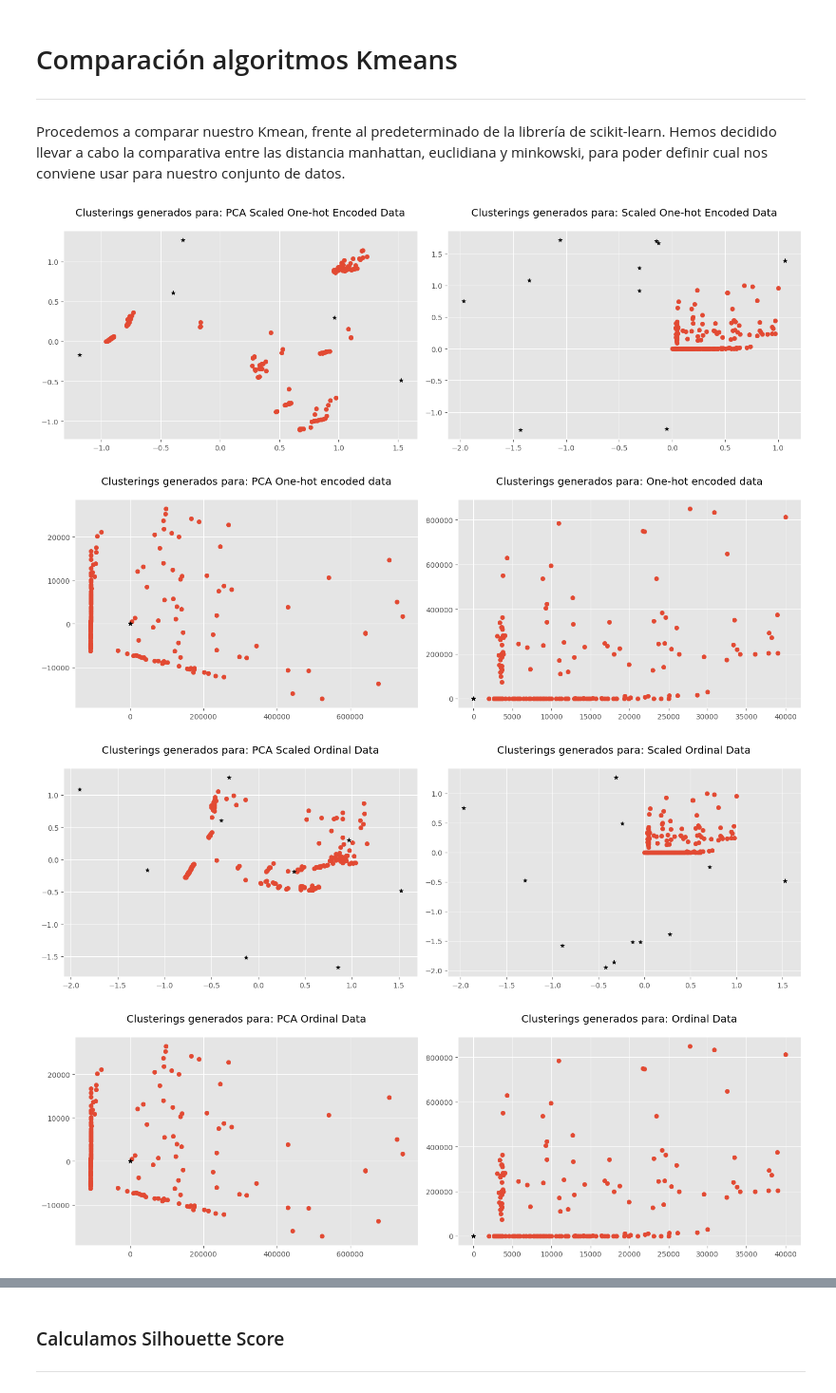
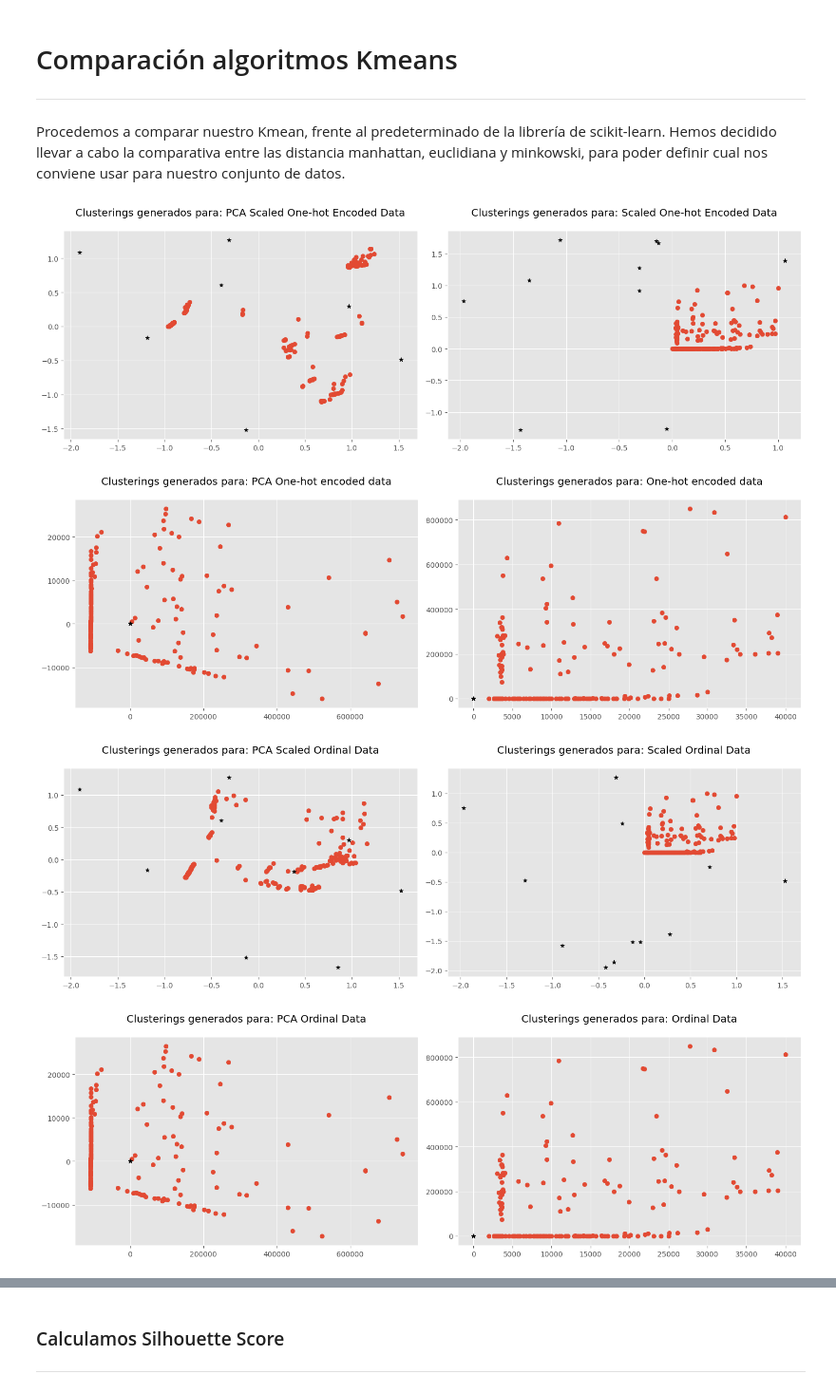
Before and after one commit to V1centeB/Aprendizaje_Automatico-P2-G1, a Jupyter notebook: model.ipynb, the cells around one changed output, grey strips where cells are left out. Shown at 95% size. Drawn from its saved outputs; the diff is of its cells as text; code cells hidden in the pictures.

```diff
--- a/model.ipynb
+++ b/model.ipynb
@@ -135,7 +135,7 @@ X_onehot = np.concatenate((X_onehot[:, :-2], X_onehot_encoded), axis=1)
 
 # Ordinal Encoder:
 # Definimos listas
-spectral_list = ["O", "B", "A", "F", "G", "K", "M"]
+spectral_list = ["M", "K", "G", "F", "A", "B", "O"]     # Las definimos de más frías a más calientes, igual que los colores mapeados
 colors = list(mapping.keys())
 
 # Definimos el ordinal encoder con las listas
@@ -365,7 +365,7 @@ clusters_ordinal = {}
 
 # Creamos un dataset para todas las llamadas a las funciones - El número de clusters es el último elemento de un conjunto
 datasets = [
-    (X_pca_onehot_scaled, clusters_onehot_scaled_pca, "PCA Scaled One-hot Encoded Data", 5),
+    (X_pca_onehot_scaled, clusters_onehot_scaled_pca, "PCA Scaled One-hot Encoded Data", 7),
     (X_onehot_scaled, clusters_onehot_scaled, "Scaled One-hot Encoded Data", 10),
     (X_pca_onehot, clusters_onehot_pca, "PCA One-hot encoded data", 3),
     (X_onehot, clusters_onehot, "One-hot encoded data", 3),
@@ -375,34 +375,34 @@ datasets = [
     (X_ordinal, clusters_ordinal, "Ordinal Data", 3)
 ]
 
 def plot_clusters(X1, X2, clusters1, clusters2, name1, name2):
     """Función que dibuja clusters"""
     fig, axs = plt.subplots(1, 2, figsize=(15, 5))
 
     axs[0].scatter(X1[:,0], X1[:,1])
     for i in clusters1:
         center = clusters1[i]['center']
         axs[0].scatter(center[0], center[1], marker='*', c='black')
     axs[0].set_title('Clusterings generados para: ' + name1, y=1.05)
 
     axs[1].scatter(X2[:,0], X2[:,1])
     for i in clusters2:
         center = clusters2[i]['center']
         axs[1].scatter(center[0], center[1], marker='*', c='black')
     axs[1].set_title('Clusterings generados para: ' + name2, y=1.05)
 
     plt.tight_layout()
     plt.show()
 
 # Inicializamos y dibujamos clusters
 for i in range(0, len(datasets), 2):
     X1, clusters_dict1, name1, cluster_num1 = datasets[i]
     X2, clusters_dict2, name2, cluster_num2 = datasets[i+1]
     initialize_clusters(clusters_dict1, X1, cluster_num1)
     initialize_clusters(clusters_dict2, X2, cluster_num2)
     plot_clusters(X1, X2, clusters_dict1, clusters_dict2, name1, name2)
 # %% [output]
-[figure, old version]
+[figure, new version]
 [figure]
 [figure]
 [figure]
```
Also changed, not shown: parts of 5 cells of this notebook.
